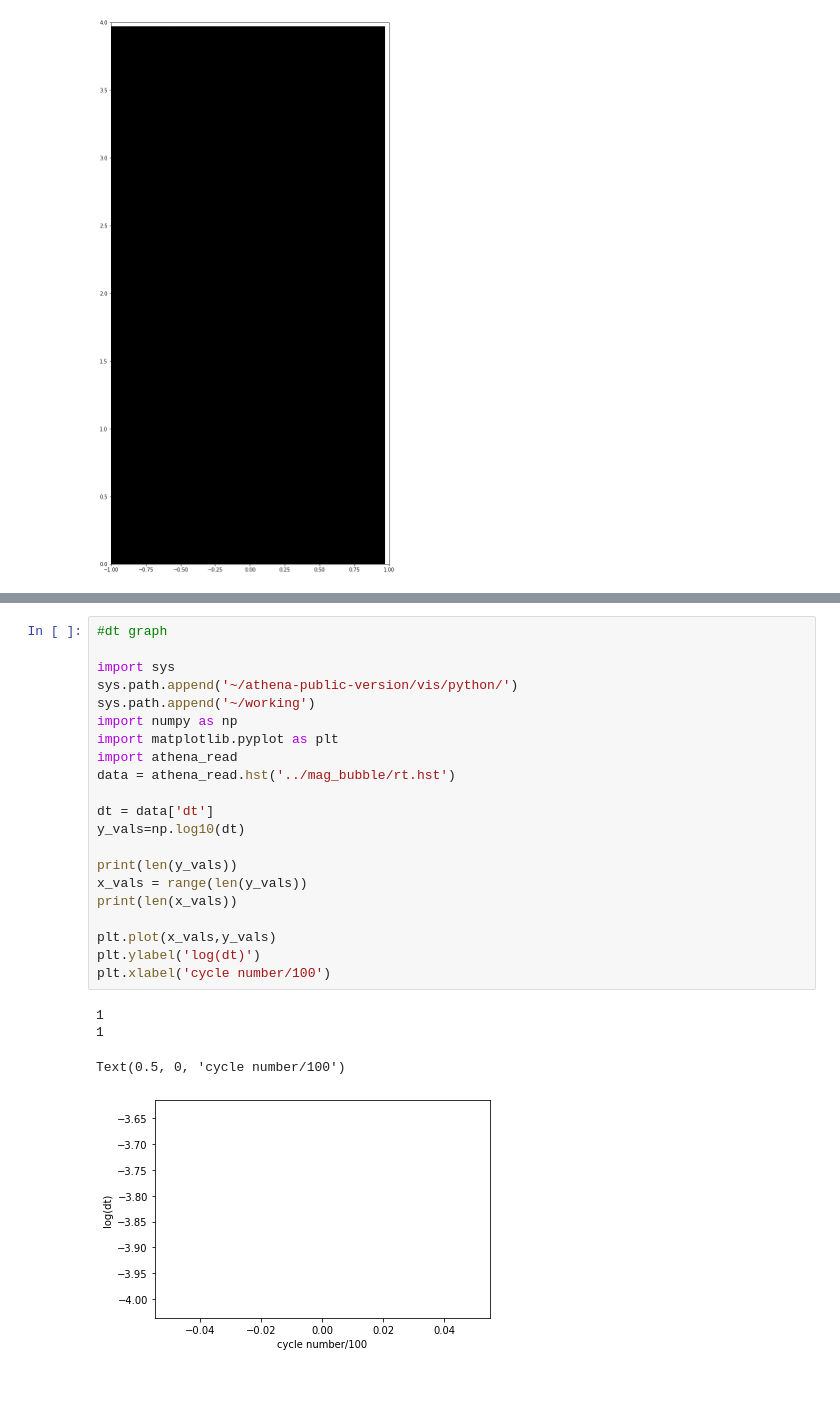
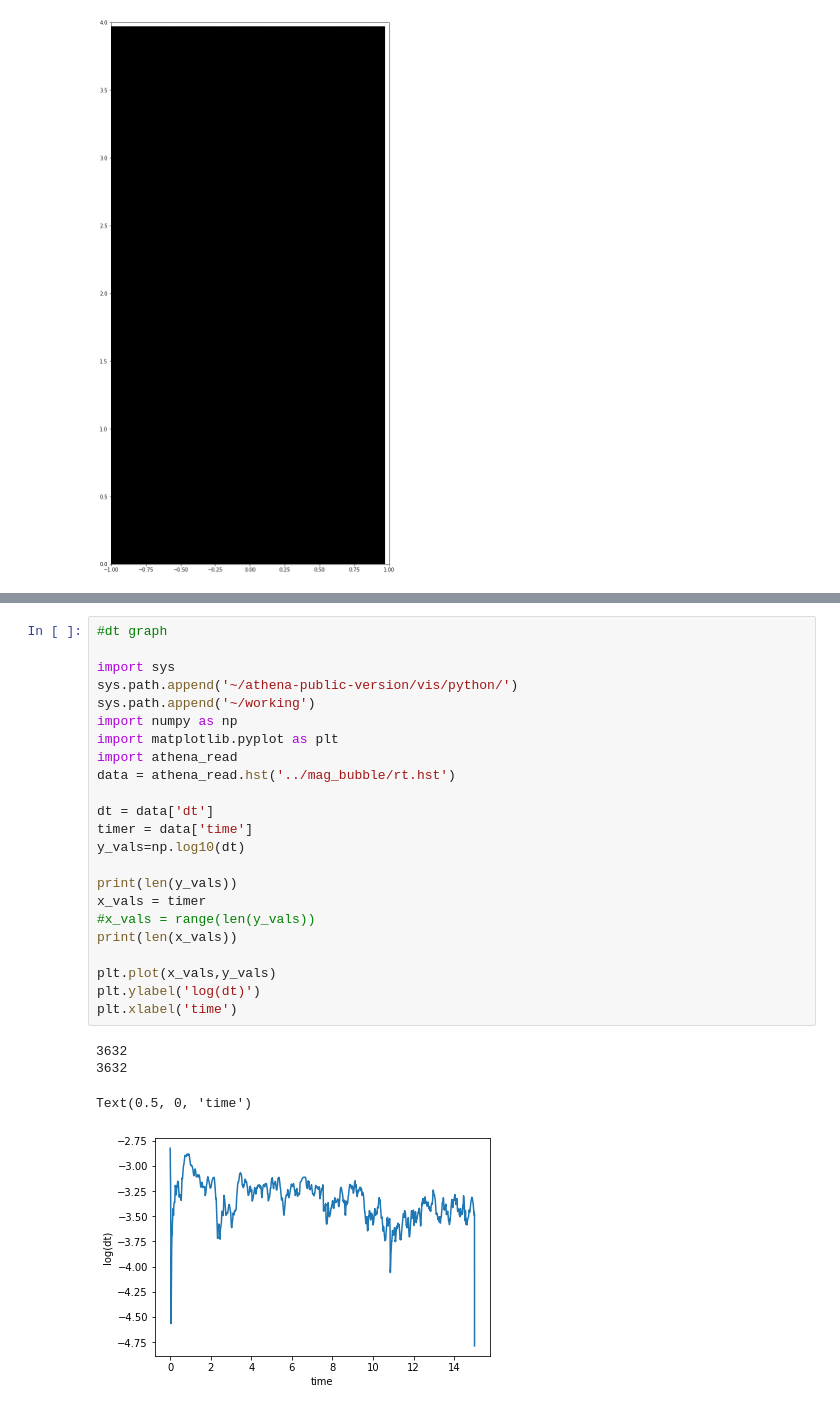
Before and after one commit to asmohov/bubbles, a Jupyter notebook: athena_testing/rt/plotting/b_field_slice.ipynb, the cells around one changed output, grey strips where cells are left out. Cells and saved outputs as stored; diff of their text form; blank space fills up the shorter version.

```diff
--- a/athena_testing/rt/plotting/b_field_slice.ipynb
+++ b/athena_testing/rt/plotting/b_field_slice.ipynb
@@ -168,26 +154,28 @@ IPython.display.HTML(html)
 # %%
 #dt graph
 
 import sys
 sys.path.append('~/athena-public-version/vis/python/')
 sys.path.append('~/working')
 import numpy as np
 import matplotlib.pyplot as plt
 import athena_read
 data = athena_read.hst('../mag_bubble/rt.hst')
 
 dt = data['dt']
+timer = data['time']
 y_vals=np.log10(dt)
 
 print(len(y_vals))
-x_vals = range(len(y_vals))
+x_vals = timer
+#x_vals = range(len(y_vals))
 print(len(x_vals))
 
 plt.plot(x_vals,y_vals)
 plt.ylabel('log(dt)')
-plt.xlabel('cycle number/100')
+plt.xlabel('time')
 # %% [output]
-1
-1
+3632
+3632
-Text(0.5, 0, 'cycle number/100')
+Text(0.5, 0, 'time')
-[figure, old version]
+[figure, new version]
```
Also changed, not shown: parts of 1 cell of this notebook, 10 other files.
